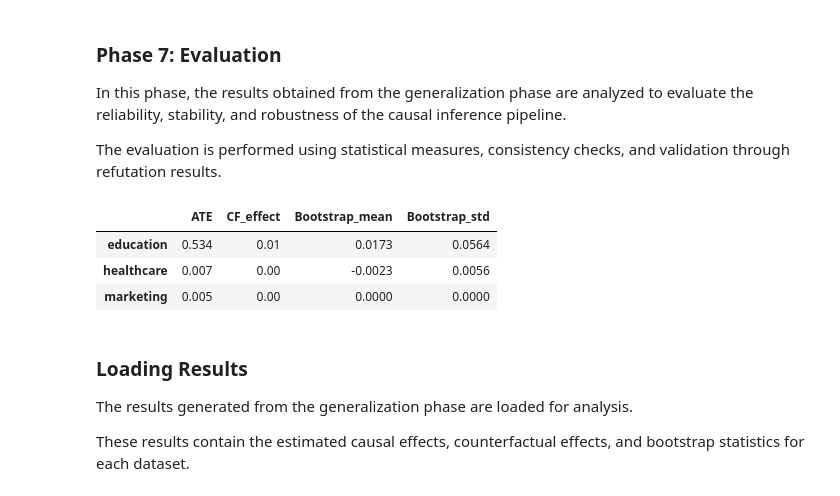
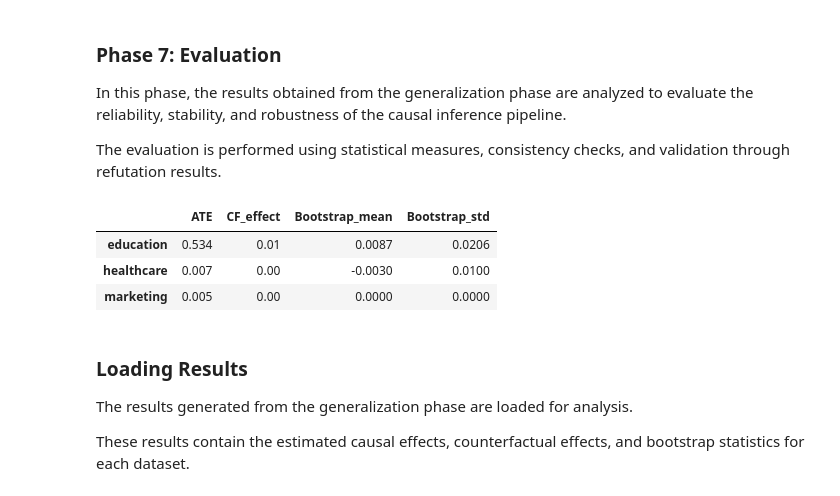
Before and after one commit to vinee119/USCF-UQ, a Jupyter notebook: notebooks/phase7_evaluation.ipynb, the cells around one changed output. Drawn from its saved outputs; the diff is of its cells as text; code cells hidden in the pictures.

```diff
--- a/notebooks/phase7_evaluation.ipynb
+++ b/notebooks/phase7_evaluation.ipynb
@@ -9,14 +9,14 @@ import pandas as pd
 import matplotlib.pyplot as plt
 import pickle
 # %%
-results_df = pd.read_csv("../results/phase6/generalization_results.csv")
+results_df = pd.read_csv("../results/phase6_generalization/generalization_results.csv")
 results_df.index = ["education", "healthcare", "marketing"]
 results_df = results_df.round(4)
 results_df
 # %% [output]
 |  | ATE | CF_effect | Bootstrap_mean | Bootstrap_std |
-| education | 0.534 | 0.01 | 0.0173 | 0.0564 |
-| healthcare | 0.007 | 0.00 | -0.0023 | 0.0056 |
+| education | 0.534 | 0.01 | 0.0087 | 0.0206 |
+| healthcare | 0.007 | 0.00 | -0.0030 | 0.0100 |
 | marketing | 0.005 | 0.00 | 0.0000 | 0.0000 |
 # %% [markdown]
 ### Loading Results
```
Also changed, not shown: parts of 6 cells of this notebook, 12 other files.
